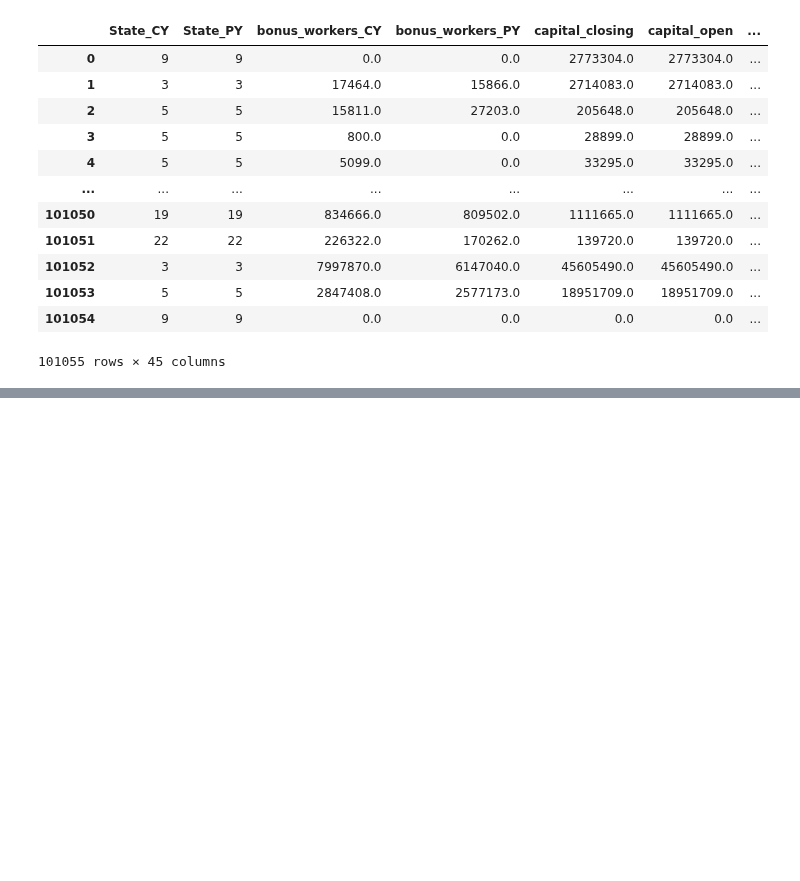
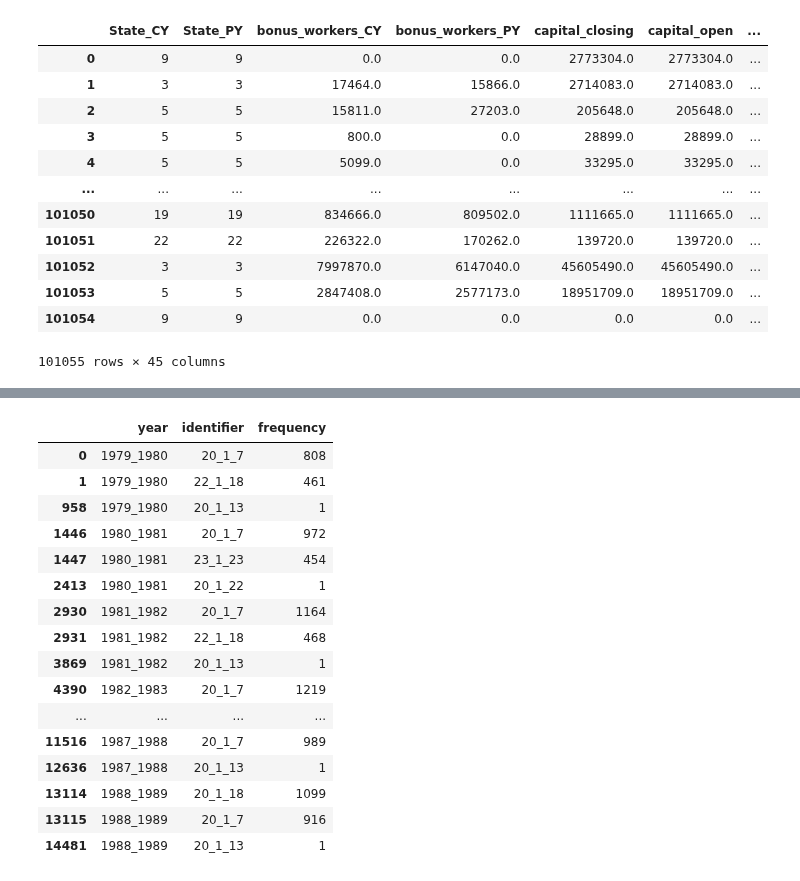
Before and after one commit to kabeerbora/1980s_delin, a Jupyter notebook: 1980s_delicensing.ipynb, the cells around one changed output, grey strips where cells are left out. Saved outputs shown, nothing was run; the diff lists cells and outputs as text; code cells hidden in the pictures; blank space fills up the shorter version.

```diff
--- a/1980s_delicensing.ipynb
+++ b/1980s_delicensing.ipynb
@@ -738,0 +817,3 @@ df_merge.loc[
+# %%
+nic_code_by_year = df.groupby('year')['identifier'].value_counts().reset_index(name='frequency')
+nic_code_by_year
@@ -738,0 +834,28 @@ df_merge.loc[
+# %%
+top_bottom_by_year = []
+
+for year, group in nic_code_by_year.groupby('year'):
+    top_5 = group.nlargest(2, 'frequency')
+    bottom_1 = group.nsmallest(1, 'frequency')
+    top_bottom = pd.concat([top_5, bottom_1])
+    top_bottom_by_year.append(top_bottom)
+
+result = pd.concat(top_bottom_by_year).sort_values(['year', 'frequency'], ascending=[True, False])
+# %% [output]
+|  | year | identifier | frequency |
+| 0 | 1979_1980 | 20_1_7 | 808 |
+| 1 | 1979_1980 | 22_1_18 | 461 |
+| 958 | 1979_1980 | 20_1_13 | 1 |
+| 1446 | 1980_1981 | 20_1_7 | 972 |
+| 1447 | 1980_1981 | 23_1_23 | 454 |
+| 2413 | 1980_1981 | 20_1_22 | 1 |
+| 2930 | 1981_1982 | 20_1_7 | 1164 |
+| 2931 | 1981_1982 | 22_1_18 | 468 |
+| 3869 | 1981_1982 | 20_1_13 | 1 |
+| 4390 | 1982_1983 | 20_1_7 | 1219 |
+| ... | ... | ... | ... |
+| 11516 | 1987_1988 | 20_1_7 | 989 |
+| 12636 | 1987_1988 | 20_1_13 | 1 |
+| 13114 | 1988_1989 | 20_1_18 | 1099 |
+| 13115 | 1988_1989 | 20_1_7 | 916 |
+| 14481 | 1988_1989 | 20_1_13 | 1 |
```
Also changed, not shown: parts of 13 cells of this notebook.
